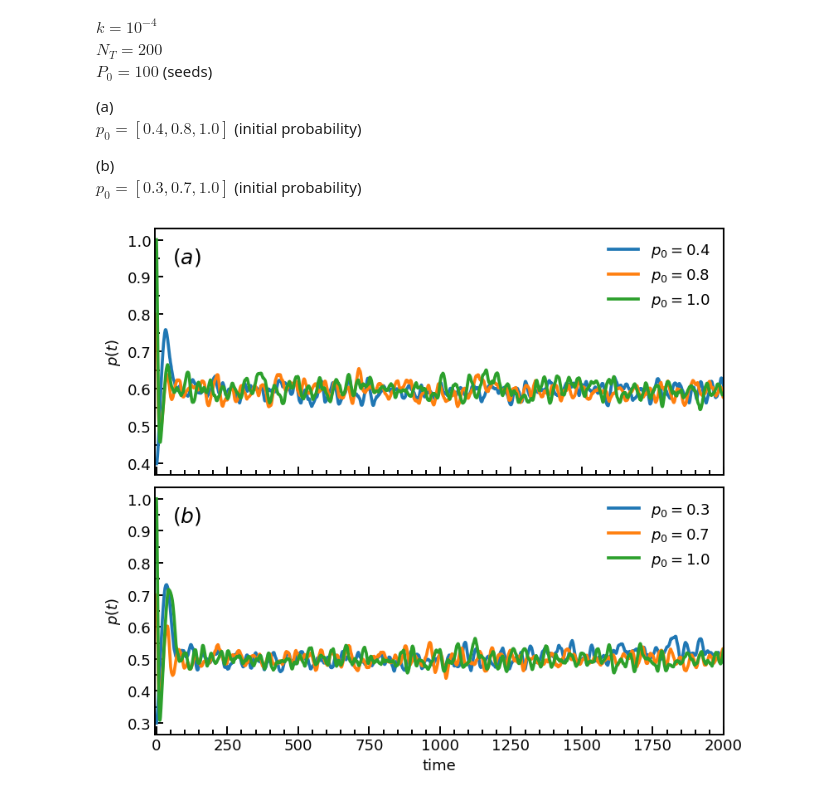
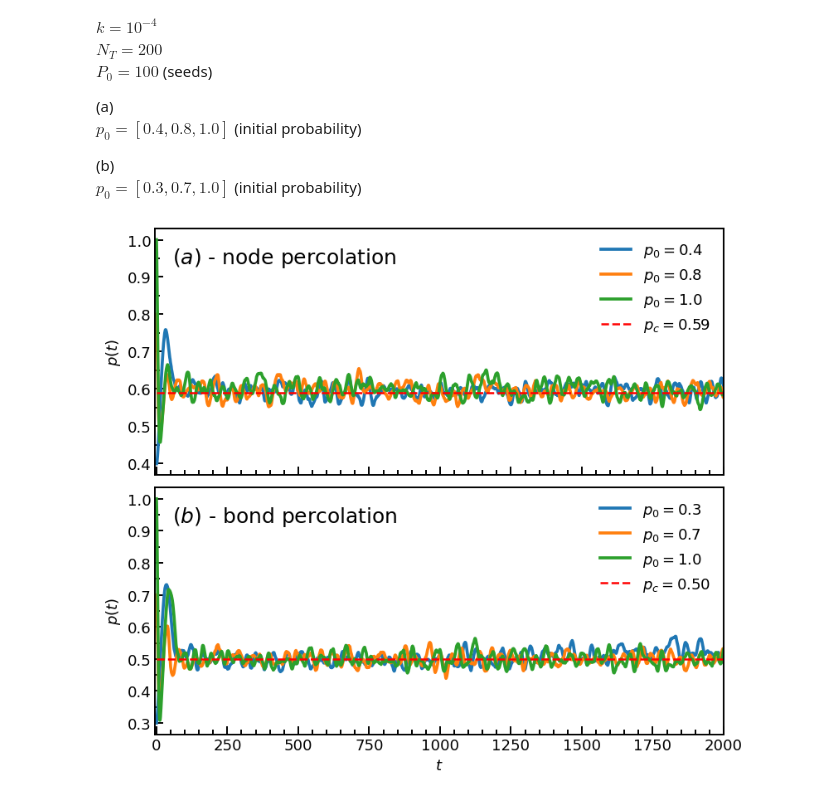
Before and after one commit to JuniorAlencar/self_organization_percolation, a Jupyter notebook: jupyter/results_paper_97.ipynb, the cells around one changed output. Drawn from its saved outputs; the diff is of its cells as text; code cells hidden in the pictures.

```diff
--- a/jupyter/results_paper_97.ipynb
+++ b/jupyter/results_paper_97.ipynb
@@ -101,37 +107,39 @@ for ax in axs:
     ax.xaxis.set_minor_locator(AutoMinorLocator())
 
     # Y: major ticks a cada 1 unidade
     ax.yaxis.set_major_locator(MultipleLocator(0.1))
     ax.yaxis.set_minor_locator(MultipleLocator(0.05))
 
     # Opcional: ajuste visual dos ticks
     ax.tick_params(axis='both', which='major', direction='in', labelsize=fontsize_ticks, length=7, width=thickness)
     ax.tick_params(axis='x',   which='minor', direction='in', length=4, width=thickness)   # only x minor
     ax.tick_params(axis='y',   which='minor', direction='in', length=4, width=thickness)   # only x minor
 
-axs[0].text(0.03, 0.93, r"$(a)$", transform=axs[0].transAxes,
+axs[0].text(0.03, 0.93, r"$(a)$ - node percolation", transform=axs[0].transAxes,
             ha="left", va="top", fontsize=18)
-axs[1].text(0.03, 0.93, r"$(b)$", transform=axs[1].transAxes,
+axs[1].text(0.03, 0.93, r"$(b)$ - bond percolation", transform=axs[1].transAxes,
             ha="left", va="top", fontsize=18)
 
+axs[0].hlines(y=0.59, xmin=0, xmax=2000, linestyles="--", color='r', lw=1.8, label="$p_c = 0.59$")
+axs[1].hlines(y=0.50, xmin=0, xmax=2000, linestyles="--", color='r', lw=1.8, label="$p_c = 0.50$")
 
 #axs[0].set_title("Node Percolation")
 axs[0].legend(framealpha=0.0,fontsize=fontsize_ticks)
 
 axs[0].set_ylabel("$p(t)$",fontsize=fontsize_ticks)
 #axs[0].tick_params(axis='both', labelsize=fontsize_ticks, width=thickness, length = 4.0, direction='in')
 
 #axs[1].set_title("Bond Percolation")
 axs[1].legend(framealpha=0.0,fontsize=fontsize_ticks)
-axs[1].set_xlabel("time",fontsize=fontsize_ticks)
+axs[1].set_xlabel("$t$",fontsize=fontsize_ticks)
 axs[1].set_ylabel("$p(t)$",fontsize=fontsize_ticks)
 
 plt.subplots_adjust(hspace=0.15)
 fig.tight_layout(rect=[0, 0, 1, 0.98])
 plt.savefig(savepath + "/Fig2.pdf")
 plt.show()
 # %% [output]
-[figure, old version]
+[figure, new version]
 # %%
 type_perc = 'bond'
 num_colors = 1
```
Also changed, not shown: parts of 4 cells of this notebook, 14 other files.
